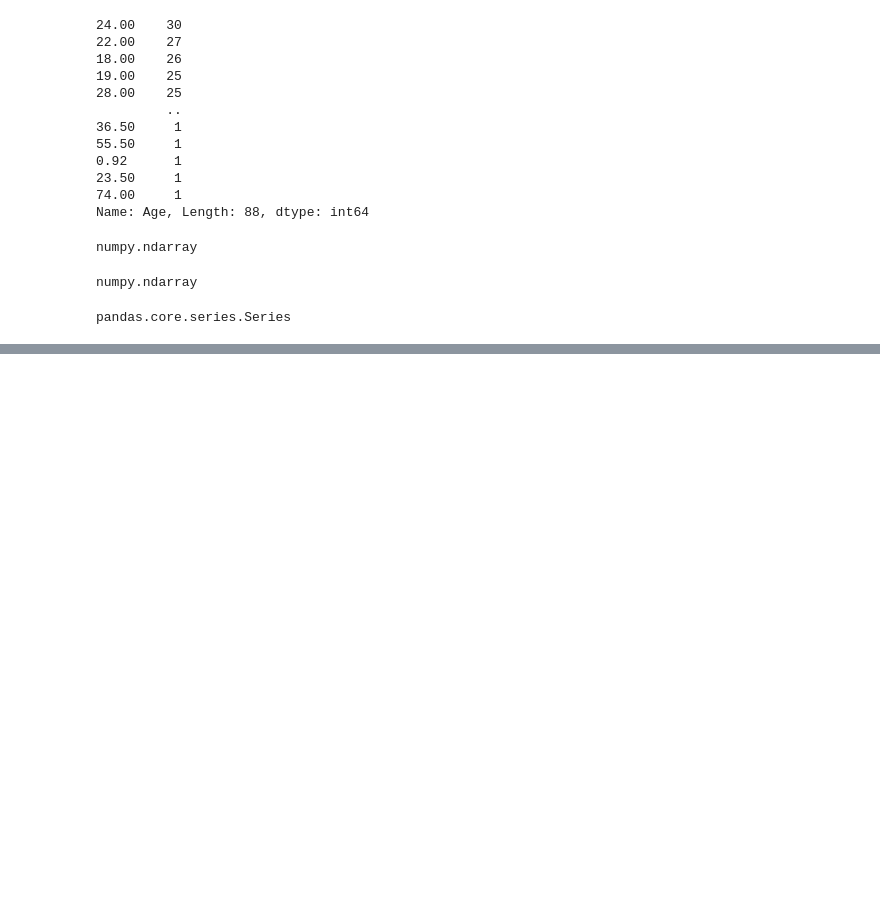
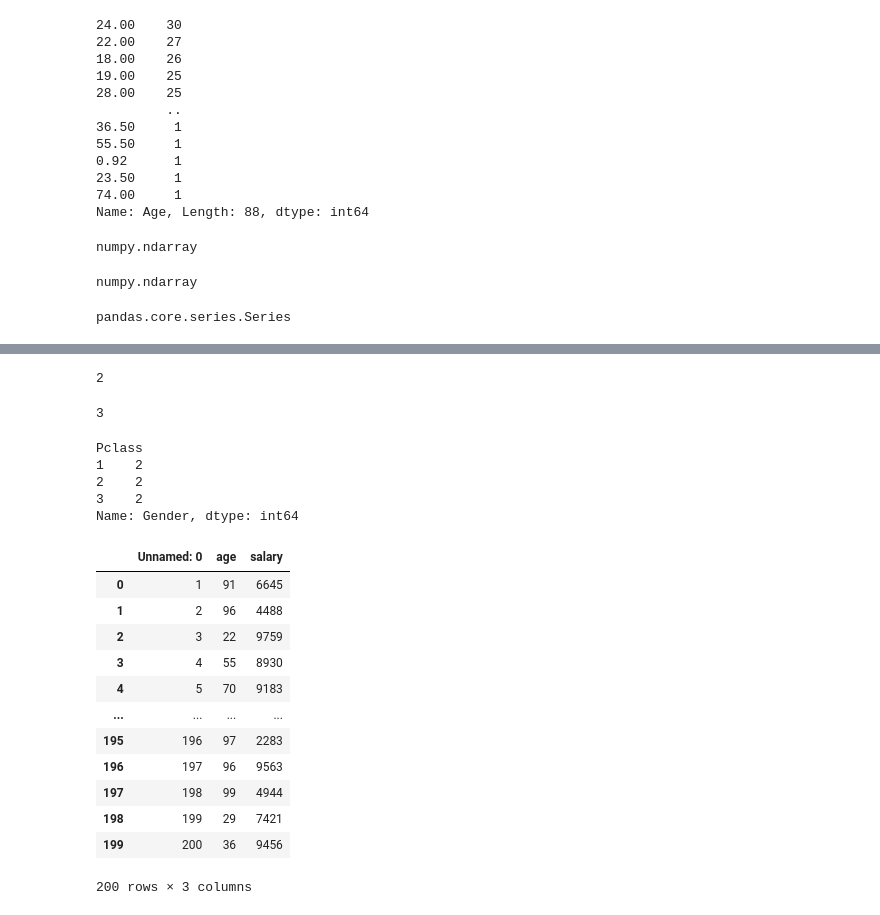
Before and after one commit to demohari/pandas, a Jupyter notebook: pandas.ipynb, the cells around one changed output, grey strips where cells are left out. Drawn from its saved outputs; the diff is of its cells as text; code cells hidden in the pictures; blank space fills up the shorter version.

```diff
--- a/pandas.ipynb
+++ b/pandas.ipynb
@@ -404,0 +492,33 @@ pandas.core.series.Series
+# %%
+df['Gender'].nunique()
+# %% [output]
+2
+# %%
+df['Pclass'].nunique()
+# %% [output]
+3
+# %%
+df.groupby('Pclass')['Gender'].nunique()
+# %% [output]
+Pclass
+1    2
+2    2
+3    2
+Name: Gender, dtype: int64
+# %%
+df=pd.read_csv('/config/workspace/data/index.csv')
+df
+# %% [output]
+|  | Unnamed: 0 | age | salary |
+| 0 | 1 | 91 | 6645 |
+| 1 | 2 | 96 | 4488 |
+| 2 | 3 | 22 | 9759 |
+| 3 | 4 | 55 | 8930 |
+| 4 | 5 | 70 | 9183 |
+| ... | ... | ... | ... |
+| 195 | 196 | 97 | 2283 |
+| 196 | 197 | 96 | 9563 |
+| 197 | 198 | 99 | 4944 |
+| 198 | 199 | 29 | 7421 |
+| 199 | 200 | 36 | 9456 |
+200 rows × 3 columns
```
Also changed, not shown: parts of 22 cells of this notebook, 1 other file.
